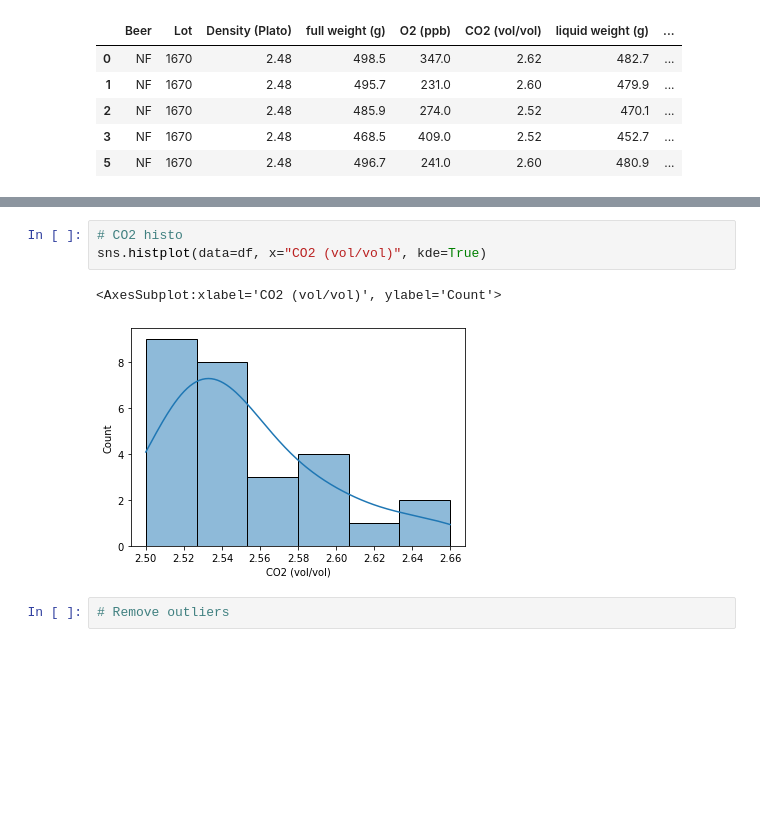
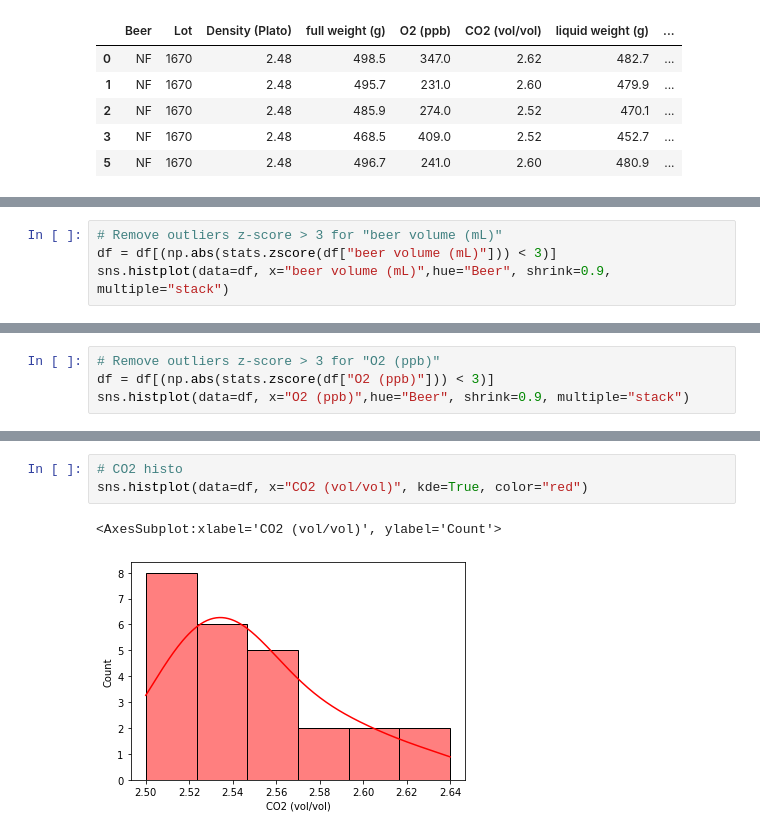
Before and after one commit to simlal/O2-volume_packaged-beer, a Jupyter notebook: vol-o2-beers.ipynb, the cells around one changed output, grey strips where cells are left out. Drawn from its saved outputs; the diff is of its cells as text; blank space fills up the shorter version.

Commit message:
Kaggle Notebook | vol-o2-beers1668-1671-1672 | completed analysis

```diff
--- a/vol-o2-beers.ipynb
+++ b/vol-o2-beers.ipynb
@@ -140,0 +143,4 @@ sns.histplot(data=df, x="beer volume (mL)")
+# %%
+# Remove outliers z-score > 3 for "beer volume (mL)"
+df = df[(np.abs(stats.zscore(df["beer volume (mL)"])) < 3)]
+sns.histplot(data=df, x="beer volume (mL)",hue="Beer", shrink=0.9, multiple="stack")
@@ -146,0 +156,4 @@ sns.histplot(data=df, x="O2 (ppb)")
+# %%
+# Remove outliers z-score > 3 for "O2 (ppb)"
+df = df[(np.abs(stats.zscore(df["O2 (ppb)"])) < 3)]
+sns.histplot(data=df, x="O2 (ppb)",hue="Beer", shrink=0.9, multiple="stack")
@@ -147,8 +163,6 @@ sns.histplot(data=df, x="O2 (ppb)")
 # %%
 # CO2 histo
-sns.histplot(data=df, x="CO2 (vol/vol)", kde=True)
+sns.histplot(data=df, x="CO2 (vol/vol)", kde=True, color="red")
 # %% [output]
 <AxesSubplot:xlabel='CO2 (vol/vol)', ylabel='Count'>
-[figure, old version]
+[figure, new version]
-# %%
-# Remove outliers
```
Also changed, not shown: parts of 15 cells of this notebook.
